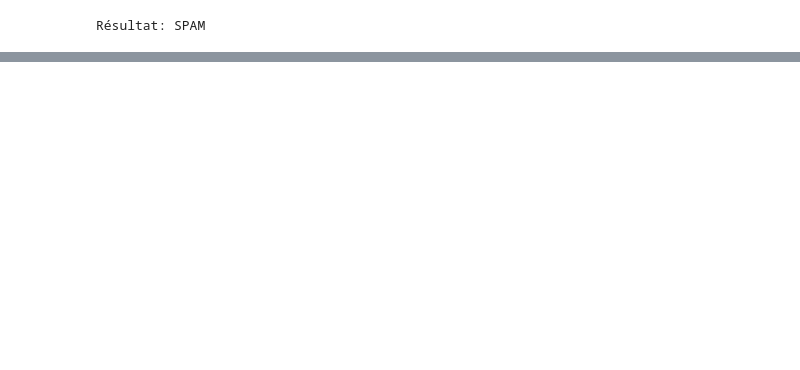
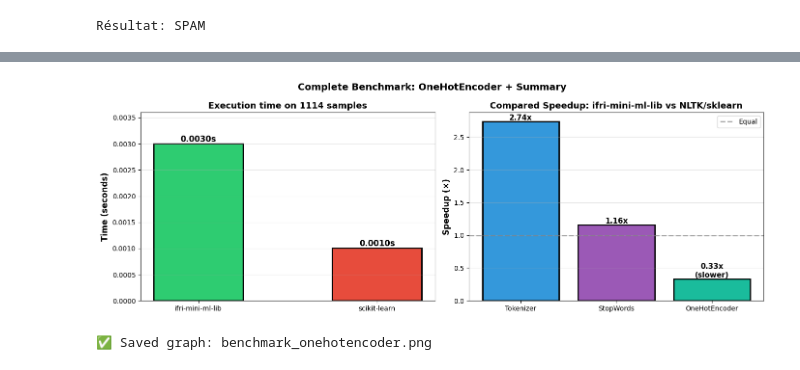
Before and after one commit to IFRI-AI-Classes/ifri_mini_ml_lib, a Jupyter notebook: notebooks/nlp/nlp.ipynb, the cells around one changed output, grey strips where cells are left out. Saved outputs shown, nothing was run; the diff lists cells and outputs as text; code cells hidden in the pictures; blank space fills up the shorter version.

```diff
--- a/notebooks/nlp/nlp.ipynb
+++ b/notebooks/nlp/nlp.ipynb
@@ -750,0 +1280,57 @@ print("✅ Graphique sauvegardé !")
+# %%
+# ============================================================
+# BENCHMARK 3: OneHotEncoder Visualization
+# ============================================================
+
+fig, (ax1, ax2) = plt.subplots(1, 2, figsize=(14, 5))
+
+# --- Chart 1: Execution time ---
+librairies = ["ifri-mini-ml-lib", "scikit-learn"]
+temps = [time_ohe_ifri, time_ohe_sklearn]
+couleurs = ["#2ecc71", "#e74c3c"]
+
+bars = ax1.bar(librairies, temps, color=couleurs, width=0.5, edgecolor="black", linewidth=2)
+
+for bar, t in zip(bars, temps):
+    height = bar.get_height()
+    ax1.text(bar.get_x() + bar.get_width()/2, height,
+            f'{t:.4f}s',
+            ha='center', va='bottom', fontsize=12, fontweight='bold')
+
+ax1.set_ylabel('Time (seconds)', fontsize=12, fontweight='bold')
+ax1.set_title(f'Execution time on {len(categories_data)} samples',
+             fontsize=13, fontweight='bold')
+ax1.set_ylim(0, max(temps) * 1.2)
+ax1.grid(axis='y', alpha=0.3)
+
+# --- Chart 2: Compared Speedup ---
+speedups_all = [speedup, speedup_sw, speedup_ohe]
+modules = ['Tokenizer', 'StopWords', 'OneHotEncoder']
+colors_modules = ['#3498db', '#9b59b6', '#1abc9c']
+
+bars = ax2.bar(modules, speedups_all, color=colors_modules, edgecolor='black', linewidth=2)
+ax2.set_ylabel('Speedup (×)', fontsize=12, fontweight='bold')
+ax2.set_title('Compared Speedup: ifri-mini-ml-lib vs NLTK/sklearn', fontsize=13, fontweight='bold')
+ax2.axhline(y=1, color='gray', linestyle='--', linewidth=2, alpha=0.7, label='Equal')
+ax2.grid(axis='y', alpha=0.3)
+ax2.legend()
+
+# Add values
+for bar, speedup_val in zip(bars, speedups_all):
+    height = bar.get_height()
+    label = f'{speedup_val:.2f}x'
+    if speedup_val < 1:
+        label = f'{speedup_val:.2f}x\n(slower)'
+    ax2.text(bar.get_x() + bar.get_width()/2, height,
+            label,
+            ha='center', va='bottom', fontsize=11, fontweight='bold')
+
+plt.suptitle('Complete Benchmark: OneHotEncoder + Summary', fontsize=14, fontweight='bold')
+plt.tight_layout()
+plt.savefig('benchmark_onehotencoder.png', dpi=150, bbox_inches='tight')
+plt.show()
+
+print("✅ Saved graph: benchmark_onehotencoder.png")
+# %% [output]
+[figure, added]
+✅ Saved graph: benchmark_onehotencoder.png
```
Also changed, not shown: parts of 60 cells of this notebook, 11 other files.
